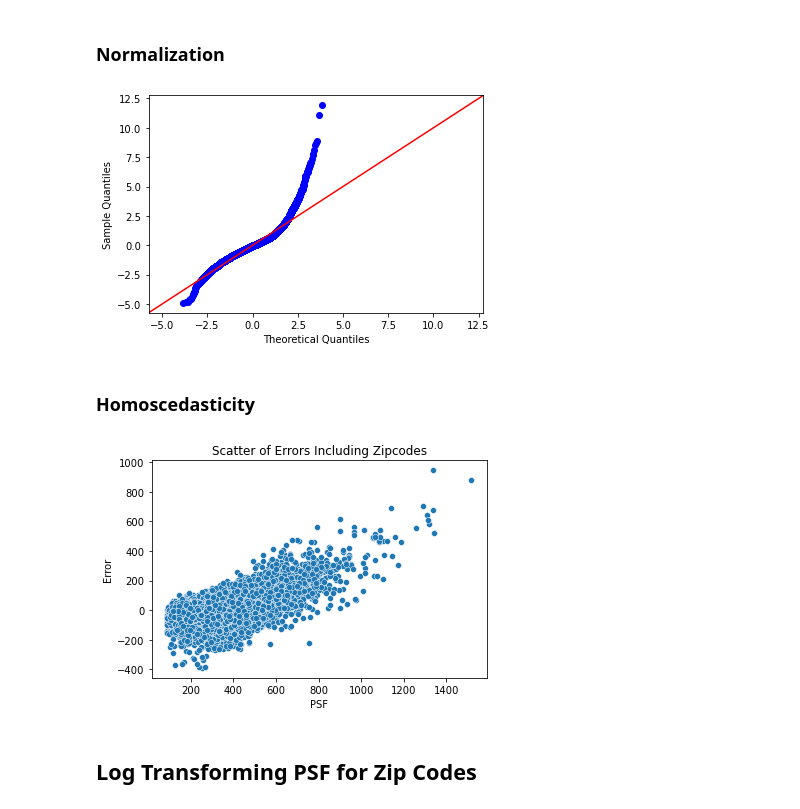
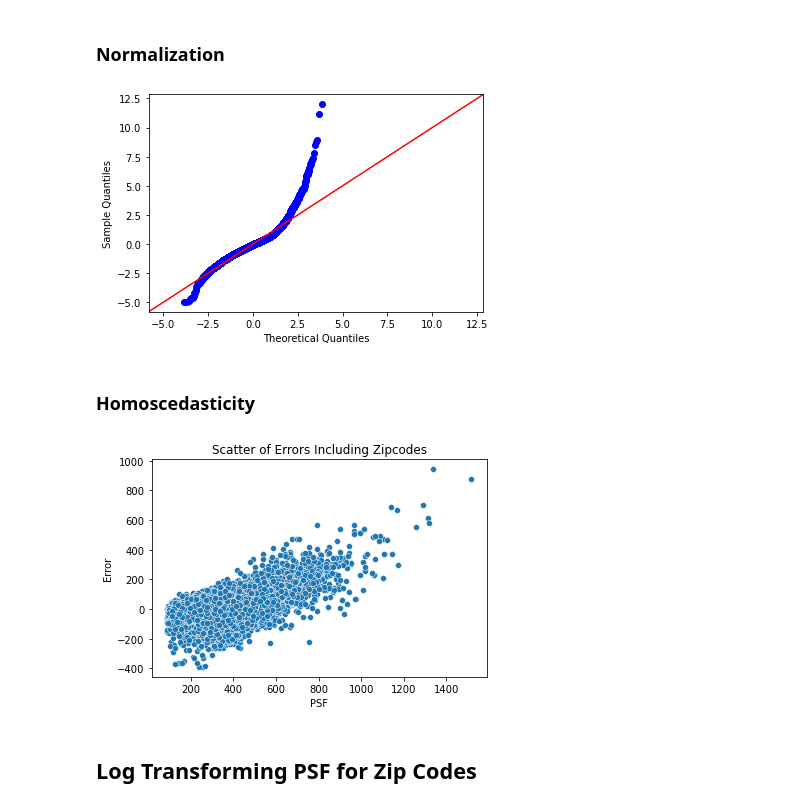
Before and after one commit to NelGen/NG-Housing-PSF-Modeling-Project, a Jupyter notebook: Notebook.ipynb, the cells around one changed output. Drawn from its saved outputs; the diff is of its cells as text; code cells hidden in the pictures.

```diff
--- a/Notebook.ipynb
+++ b/Notebook.ipynb
@@ -808,6 +807,6 @@ zip_df_update = df_zip.drop(high_p_indexes,axis=1)
 # %%
 x_zip2 = zip_df_update.drop('psf',axis=1)
 y_zip2= zip_df_update[['psf']].to_numpy().flatten()
-x_train, x_test, y_train, y_test = train_test_split(x_zip2,y_zip2,test_size=0.2)
-zip_model2 = model(x_train,x_test,y_train,y_test);
+x_train2, x_test2, y_train2, y_test2 = train_test_split(x_zip2,y_zip2,test_size=0.2)
+zip_model2 = model(x_train2,x_test2,y_train2,y_test2);
 # %% [output]
@@ -852,19 +851,19 @@ Notes:
 # %% [markdown]
 ### Normalization
 # %%
-zip_residuals = zip_model2.resid
-fig = sm.graphics.qqplot(zip_residuals,dist=stats.norm,line='45',fit=True)
+zip_residuals2 = zip_model2.resid
+fig = sm.graphics.qqplot(zip_residuals2,dist=stats.norm,line='45',fit=True)
 # %% [output]
-[figure, old version]
+[figure, new version]
 # %% [markdown]
 ### Homoscedasticity
 # %%
-sns.scatterplot(y_train,zip_residuals)
+sns.scatterplot(y_train2,zip_residuals2)
 plt.title('Scatter of Errors Including Zipcodes')
 plt.xlabel('PSF')
 plt.ylabel('Error');
 # %% [output]
-[figure, old version]
+[figure, new version]
 # %% [markdown]
 ## Log Transforming PSF for Zip Codes
 # %%
```
Also changed, not shown: parts of 50 cells of this notebook.
